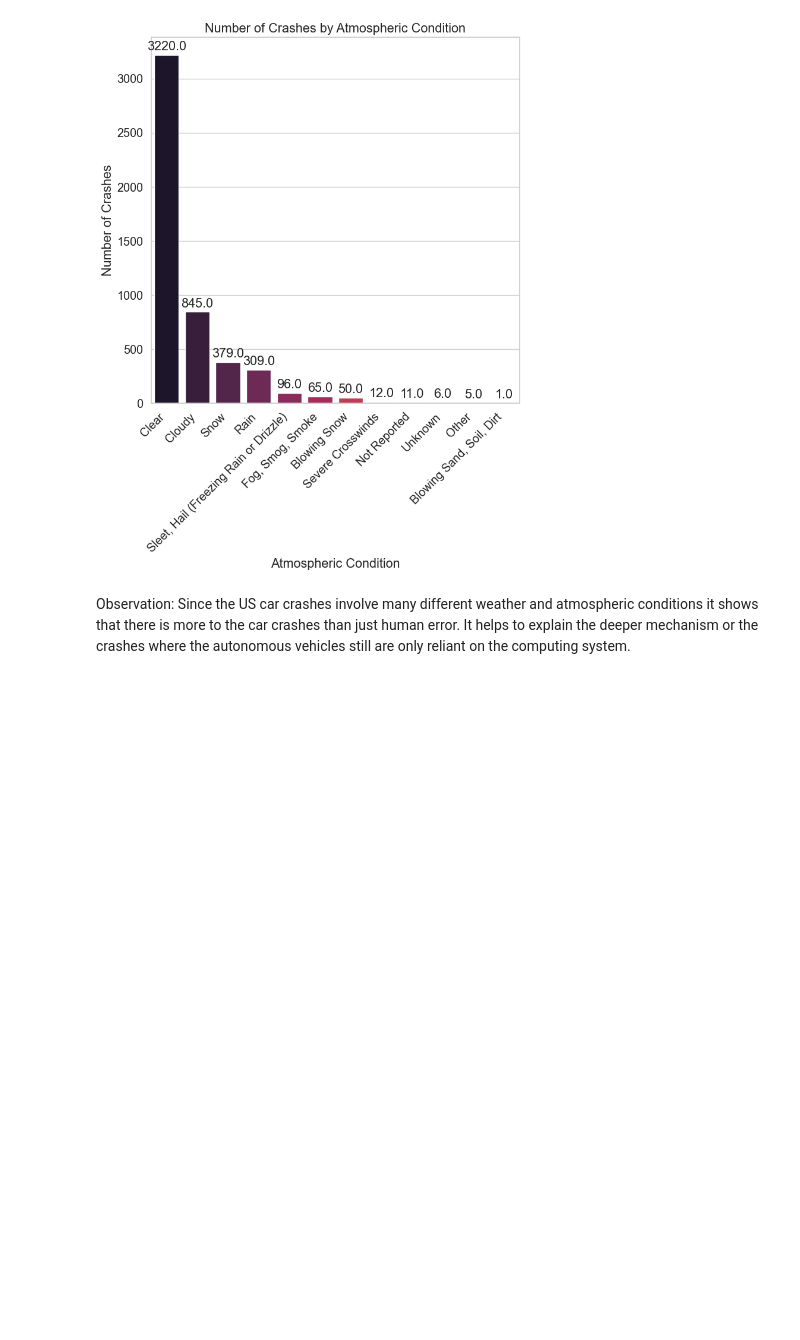
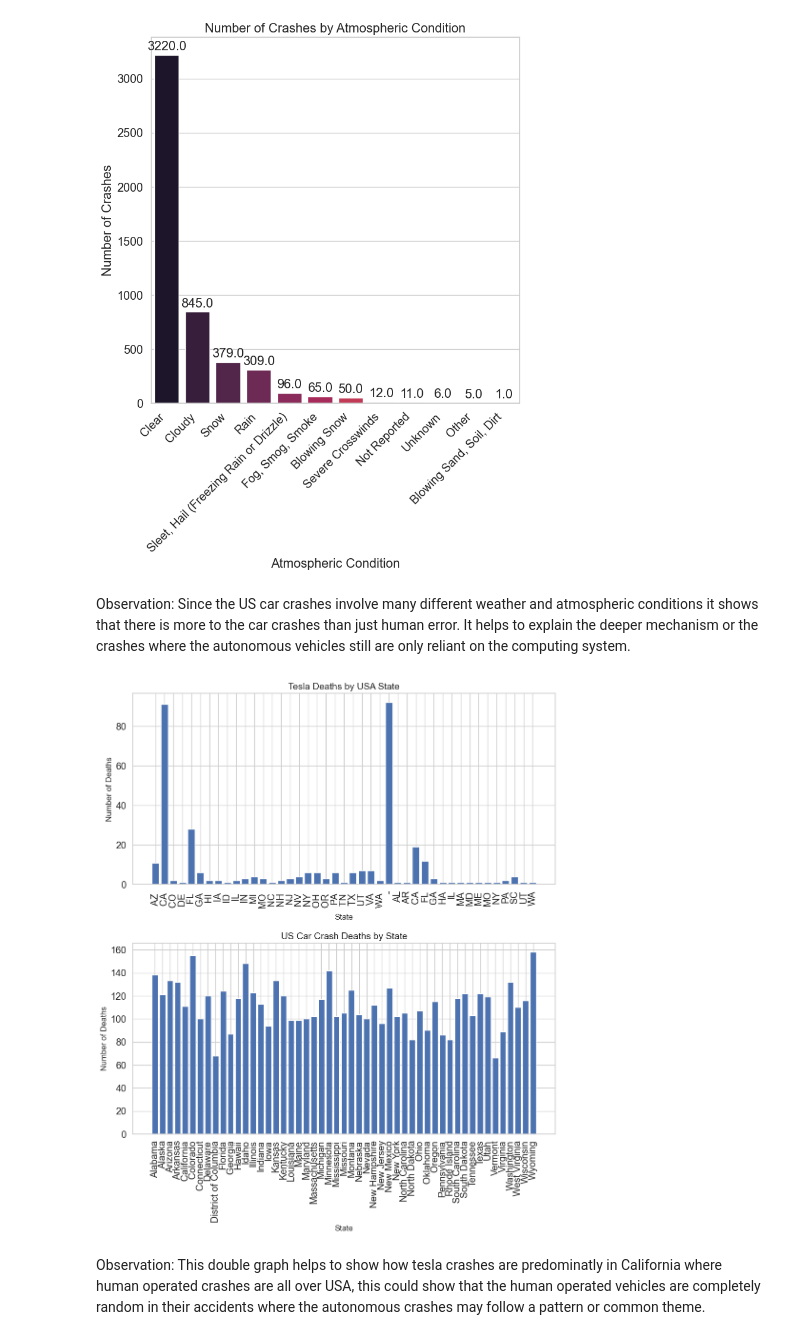
Before and after one commit to ubco-W2022T2-data301/project-group-group13, a Jupyter notebook: analysis/analysis1.ipynb, the cells around one changed output. Saved outputs shown, nothing was run; the diff lists cells and outputs as text; code cells hidden in the pictures; blank space fills up the shorter version.

```diff
--- a/analysis/analysis1.ipynb
+++ b/analysis/analysis1.ipynb
@@ -263,6 +263,41 @@ plt.show()
 [figure]
 # %% [markdown]
 Observation: Since the US car crashes involve many different weather and atmospheric conditions it shows that there is more to the car crashes than just human error. It helps to explain the deeper mechanism or the crashes where the autonomous vehicles still are only reliant on the computing system.
+# %%
+# Load the datasets
+tesla_df = pd.read_csv("../data/raw/Tesla_Deaths.csv")
+us_crash_df = pd.read_csv("../data/raw/US_car_crashes.csv")
+
+# Calculate the total number of Tesla deaths per country
+tesla_country_deaths = tesla_df.groupby(' State ')[' Deaths '].sum()
+
+# Calculate the total number of US car crash deaths per year
+us_crash_yearly_deaths = us_crash_df.groupby('State')['Fatalities in crash'].sum()
+
+# Create two separate subplots
+fig, (ax1, ax2) = plt.subplots(nrows=2, ncols=1, figsize=(10,12))
+
+# Plot the first graph
+ax1.bar(tesla_country_deaths.index, tesla_country_deaths.values, label='Tesla Deaths')
+ax1.set_xlabel('State', fontsize=12)
+ax1.set_ylabel('Number of Deaths', fontsize=12)
+ax1.set_title('Tesla Deaths by USA State', fontsize=14)
+ax1.tick_params(axis='x', labelrotation=90)
+
+# Plot the second graph
+ax2.bar(us_crash_yearly_deaths.index, us_crash_yearly_deaths.values, label='US Car Crash Deaths')
+ax2.set_xlabel('State', fontsize=12)
+ax2.set_ylabel('Number of Deaths', fontsize=12)
+ax2.set_title('US Car Crash Deaths by State', fontsize=14)
+ax2.tick_params(axis='x', labelrotation=90)
+
+# Display the graphs
+plt.tight_layout()
+plt.show()
+# %% [output]
+[figure, added]
+# %% [markdown]
+Observation: This double graph helps to show how tesla crashes are predominatly in California where human operated crashes are all over USA, this could show that the human operated vehicles are completely random in their accidents where the autonomous crashes may follow a pattern or common theme.
 # %% [markdown]
 ## Milestone 3 EDA and their explanation
 
```
Also changed, not shown: parts of 2 cells of this notebook.
